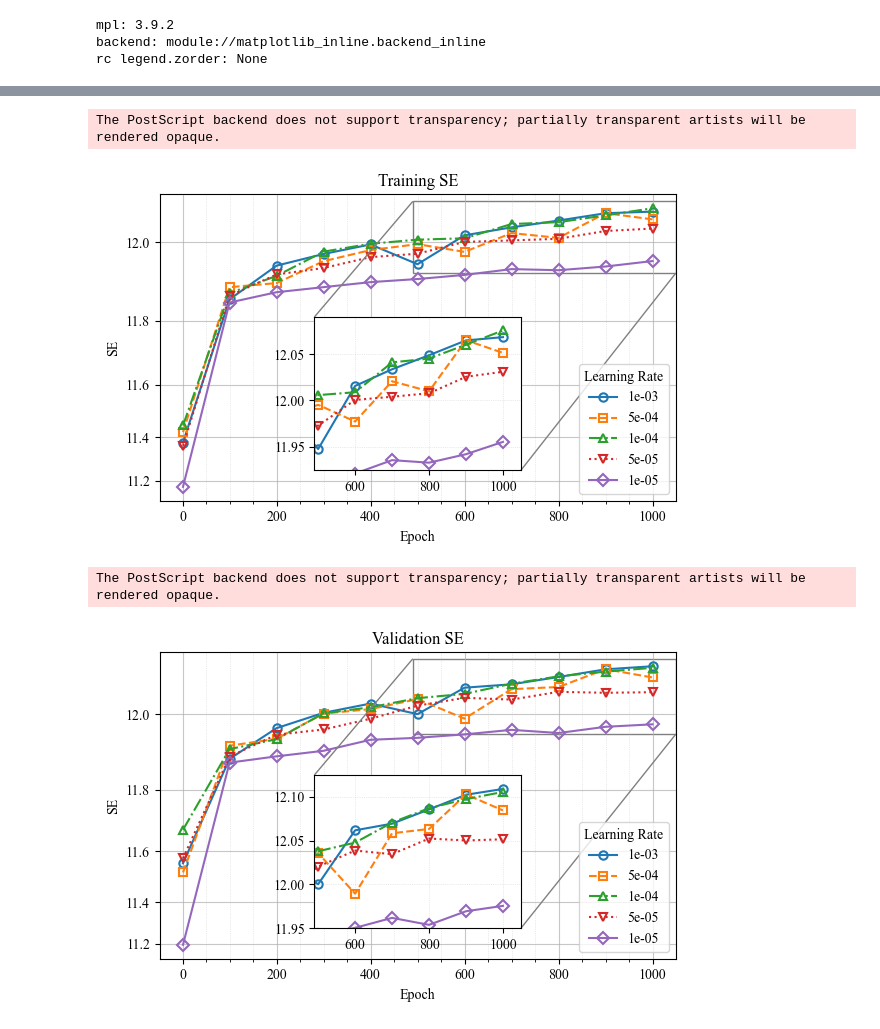
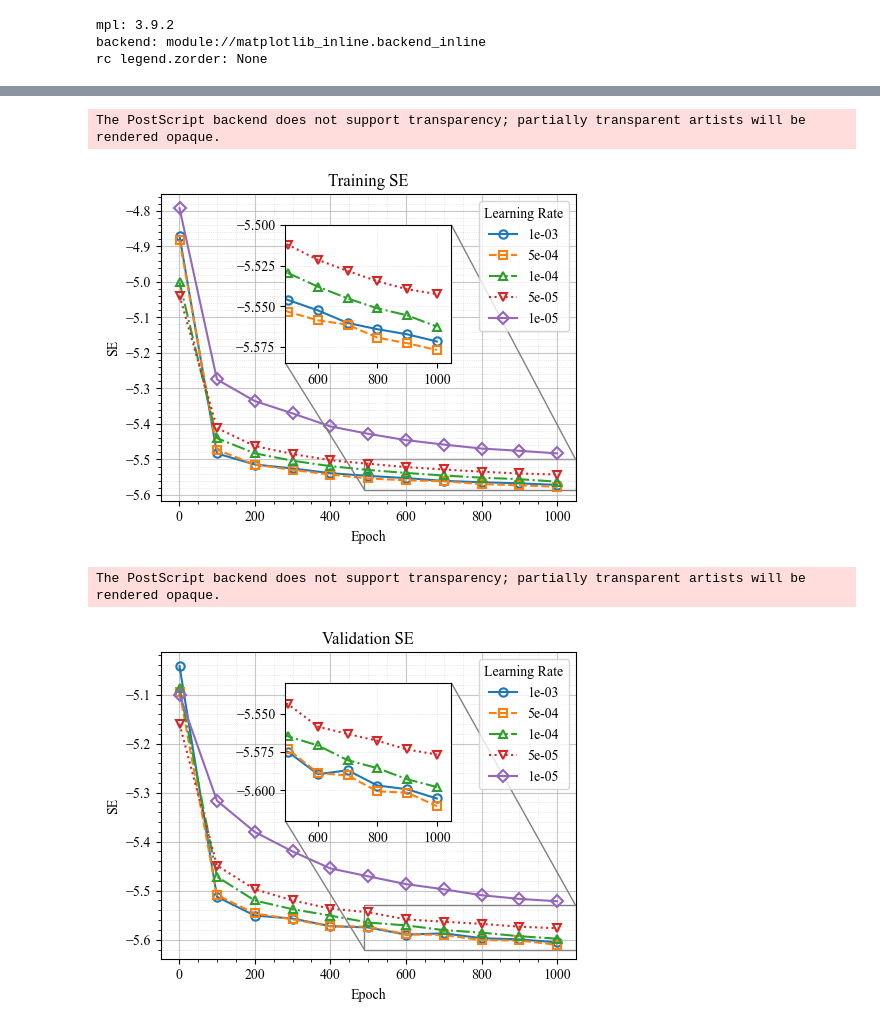
Before and after one commit to Marvic1130/DL-Based-UAV-Positioning-in-Blockage-Aware-Channel-Model, a Jupyter notebook: src/lr_test/plot_results.ipynb, the cells around one changed output, grey strips where cells are left out. Saved outputs shown, nothing was run; the diff lists cells and outputs as text; code cells hidden in the pictures.

```diff
--- a/src/lr_test/plot_results.ipynb
+++ b/src/lr_test/plot_results.ipynb
@@ -43,6 +47,6 @@ df
 # %%
 # loss에 -SE를 SE로 변환
 
-df['train_loss'] = df['train_loss'].apply(lambda x: -x)
-df['val_loss'] = df['val_loss'].apply(lambda x: -x)
-df
+# df['train_loss'] = df['train_loss'].apply(lambda x: -x)
+# df['val_loss'] = df['val_loss'].apply(lambda x: -x)
+# df
@@ -63,6 +53,6 @@ df
 # %%
 # Times New Roman 폰트 적용
-# mpl.font_manager.fontManager.addfont('/usr/share/fonts/truetype/msttcorefonts/Times_New_Roman.ttf')
+mpl.font_manager.fontManager.addfont('/usr/share/fonts/truetype/msttcorefonts/Times_New_Roman.ttf')
 plt.rcParams['font.family'] = 'Times New Roman'
 
 # 에포크 1번과 에포크 번호가 10의 배수인 데이터만 선택합니다.
@@ -72,7 +62,7 @@ df_filtered = df[(df['epoch'] % 10 == 0) | (df['epoch'] == 1)]
 lr_values = df_filtered['lr'].unique()
 
 # 2행 1열 서브플롯 생성 (x축 공유)
-fig, axes = plt.subplots(1, 2, figsize=(10, 5), sharex=True)
+fig, axes = plt.subplots(1, 2, figsize=(8, 4), sharex=True)
 
 # 첫 번째 서브플롯: Training Loss
 for lr in lr_values:
@@ -122,19 +112,12 @@ max_epoch = df['epoch'].max()
 df_filtered = df[(df['epoch'] == 1) | (df['epoch'] % 100 == 0) | (df['epoch'] == max_epoch)]
 lr_values = df_filtered['lr'].unique()
 
-# 거듭제곱 지수 γ 설정 (γ > 1)
-gamma = 1
-
-# 변환 함수
-forward = lambda y: np.exp(gamma * y)
-inverse = lambda Y: np.log(Y) / gamma
-
 # 마커와 라인 스타일 리스트
 markers_list = ['o', 's', '^', 'v', 'D', 'x', 'p', '*']
 linestyles_list = ['-', '--', '-.', ':']
 
 def plot_single_metric(metric_col, title, filename, zoom_ylim=None):
-    fig, ax = plt.subplots(figsize=(6, 4))
+    fig, ax = plt.subplots(figsize=(5, 4))
 
     # 스타일 사이클 생성
     marker_cycle = itertools.cycle(markers_list)
@@ -153,7 +136,6 @@ def plot_single_metric(metric_col, title, filename, zoom_ylim=None):
 
 
     ax.minorticks_on()
-    plt.gca().set_yscale('function', functions=(forward, inverse))
     ax.grid(which='major', linestyle='-', linewidth=0.8, alpha=0.7)
     ax.grid(which='minor', linestyle=':', linewidth=0.5, alpha=0.5)
 
@@ -161,12 +143,12 @@ def plot_single_metric(metric_col, title, filename, zoom_ylim=None):
     ax.set_title(title)
     ax.set_ylabel("SE")
     ax.set_xlabel("Epoch")
-    ax.legend(title="Learning Rate", loc='lower right')
+    ax.legend(title="Learning Rate", loc='upper right')
 
     # Inset (Zoom) 설정
     if zoom_ylim:
         # 위치 및 크기 설정 (x, y, width, height)
-        axins = ax.inset_axes([0.3, 0.1, 0.4, 0.5])
+        axins = ax.inset_axes([0.3, 0.45, 0.4, 0.45])
 
         # Inset에 동일한 데이터 플롯
         marker_cycle = itertools.cycle(markers_list)
@@ -176,36 +158,36 @@ def plot_single_metric(metric_col, title, filename, zoom_ylim=None):
             sub = df_filtered[df_filtered['lr'] == lr]
             axins.plot(sub['epoch'], sub[metric_col],
                      label=f"{lr:.0e}",
                      linewidth=1.5,
                      marker=next(marker_cycle),
                      linestyle=next(linestyle_cycle),
                      markersize=6,
                      markerfacecolor='none',
                      markeredgewidth=1.5)
 
         # 확대할 영역 설정
         axins.set_ylim(zoom_ylim[0], zoom_ylim[1])
         # X축은 마지막 50% 정도를 보여주도록 설정 (수렴 구간 확인용)
         axins.set_xlim(max_epoch * 0.49, max_epoch * 1.049)
 
         axins.grid(True, linestyle=':', linewidth=0.5, alpha=0.5)
 
         # 원본 그래프와 Inset 연결선 표시
-        mark_inset(ax, axins, loc1=2, loc2=4, fc="none", ec="0.5")
+        mark_inset(ax, axins, loc1=1, loc2=3, fc="none", ec="0.5")
 
     plt.tight_layout()
     plt.savefig(os.path.join('result', f'{filename}.png'), dpi=300, bbox_inches='tight')
     plt.savefig(os.path.join('result', f'{filename}.pdf'), dpi=300, bbox_inches='tight')
     plt.savefig(os.path.join('result', f'{filename}.eps'), dpi=300, bbox_inches='tight')
     plt.show()
 
 # Training SE Plot
-plot_single_metric('train_loss', 'Training SE', 'train_loss_plot', zoom_ylim=(11.925, 12.09))
+plot_single_metric('train_loss', 'Training SE', 'train_loss_plot', zoom_ylim=(-5.585, -5.5))
 
 # Validation SE Plot
-plot_single_metric('val_loss', 'Validation SE', 'val_loss_plot', zoom_ylim=(11.95, 12.125))
+plot_single_metric('val_loss', 'Validation SE', 'val_loss_plot', zoom_ylim=(-5.62, -5.53))
 # %% [output]
 The PostScript backend does not support transparency; partially transparent artists will be rendered opaque.
-[figure, old version]
+[figure, new version]
 The PostScript backend does not support transparency; partially transparent artists will be rendered opaque.
-[figure, old version]
+[figure, new version]
```
Also changed, not shown: parts of 4 cells of this notebook, 52 other files.
